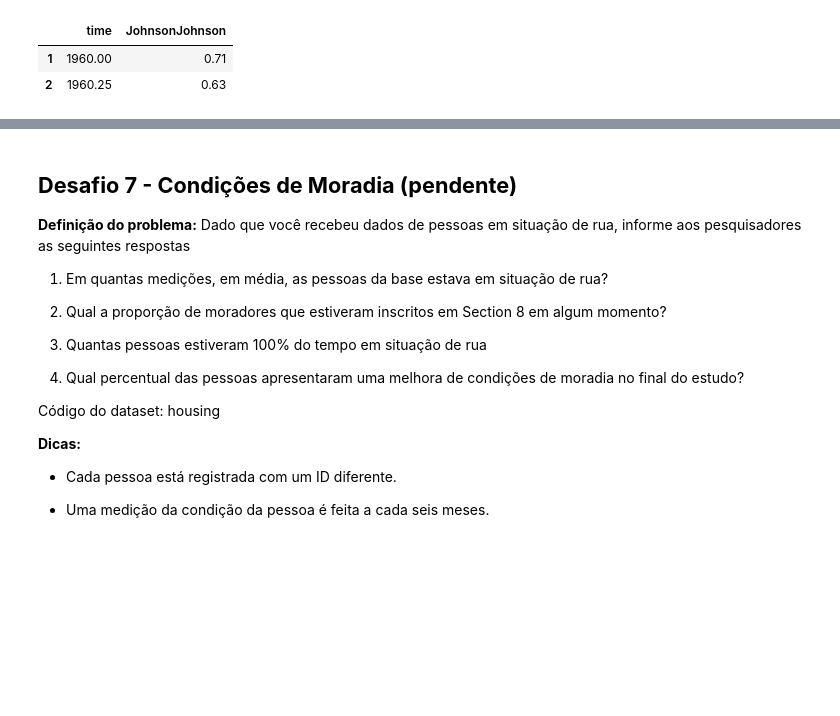
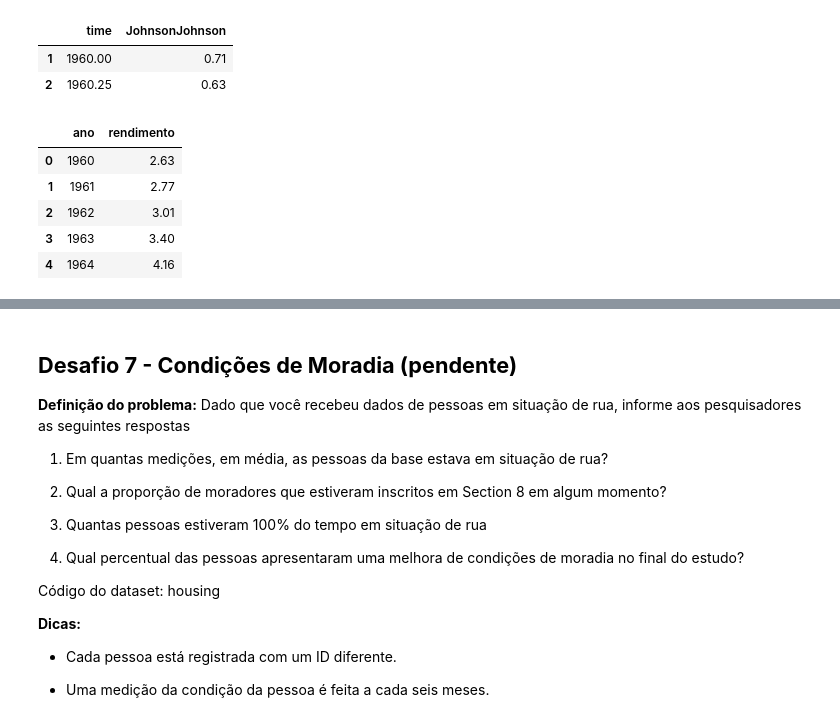
Before and after one commit to fernandapilat/bootcamp-data-analytics, a Jupyter notebook: cópia_de_desafio_python_pandas.ipynb, the cells around one changed output, grey strips where cells are left out. Saved outputs shown, nothing was run; the diff lists cells and outputs as text; code cells hidden in the pictures; blank space fills up the shorter version.

```diff
--- a/cópia_de_desafio_python_pandas.ipynb
+++ b/cópia_de_desafio_python_pandas.ipynb
@@ -535,4 +582,14 @@ df_jj_rend = {'ano': df_jj['time'].replace('[^\d]', '', regex=True).astype(int),
 df_jj2 = pd.DataFrame(df_jj_rend)
 # %%
 #agregar os rendimentos de um mesmo ano
-df_jj3 = df_jj2.groupby(['ano']).sum()
+df_jj_var = df_jj2.groupby(['ano']).sum().reset_index()
+
+#dataframe 1
+df_jj_var.head()
+# %% [output]
+|  | ano | rendimento |
+| 0 | 1960 | 2.63 |
+| 1 | 1961 | 2.77 |
+| 2 | 1962 | 3.01 |
+| 3 | 1963 | 3.40 |
+| 4 | 1964 | 4.16 |
```
Also changed, not shown: parts of 16 cells of this notebook.
